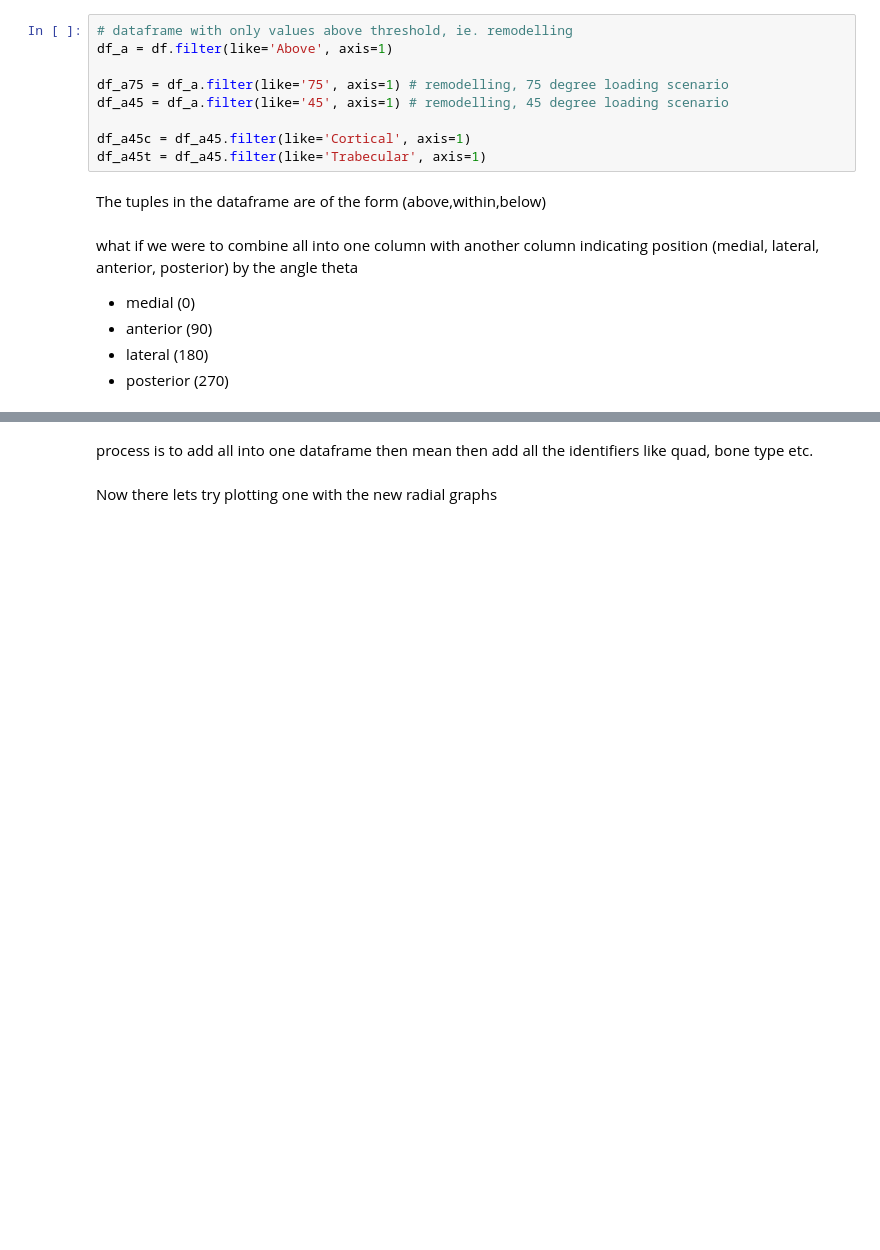
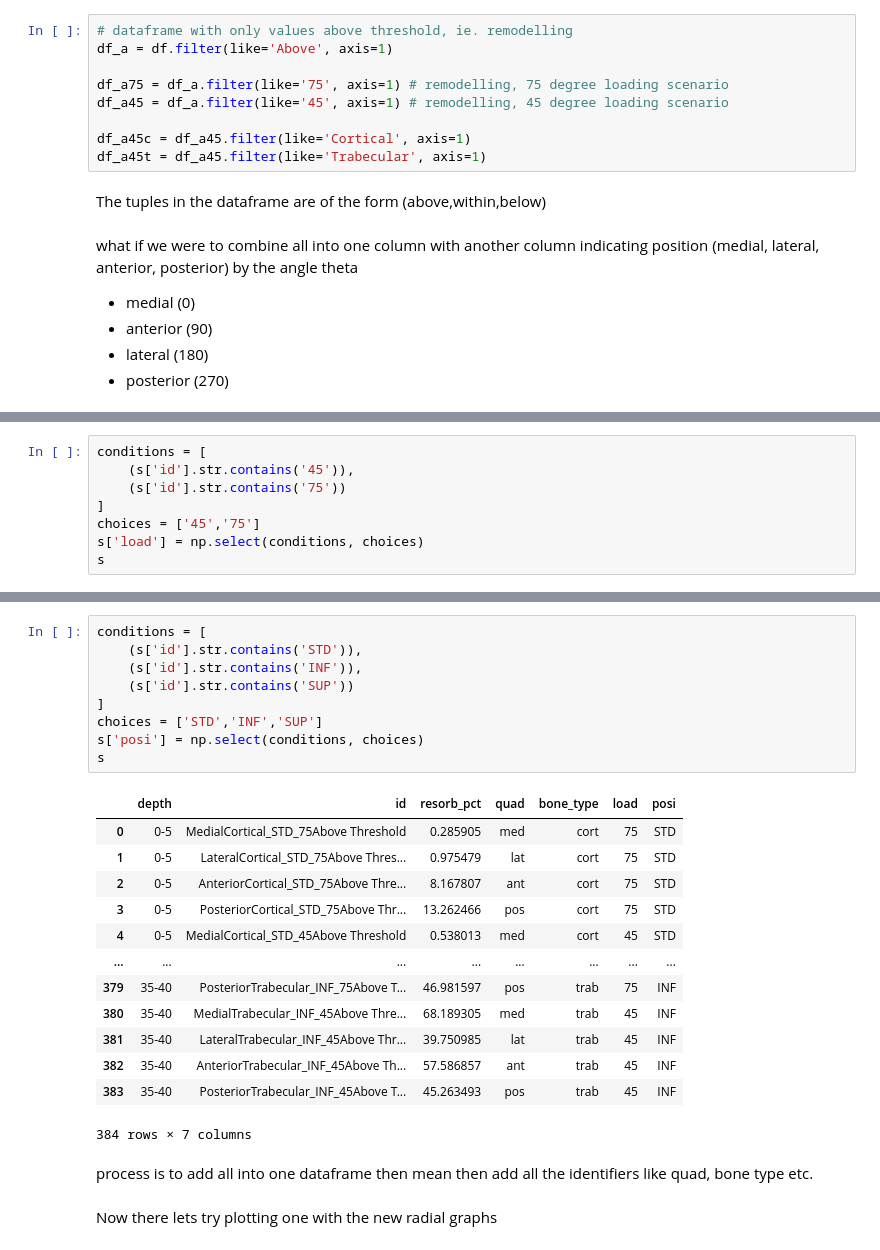
Before and after one commit to gregspangenberg/radial_bone_graphs, a Jupyter notebook: radial.ipynb, the cells around one changed output, grey strips where cells are left out. Cells and saved outputs as stored; diff of their text form; blank space fills up the shorter version.

```diff
--- a/radial.ipynb
+++ b/radial.ipynb
@@ -231,0 +232,8 @@ s
+# %%
+conditions = [
+    (s['id'].str.contains('45')),
+    (s['id'].str.contains('75'))
+]
+choices = ['45','75']
+s['load'] = np.select(conditions, choices)
+s
@@ -232,3 +254,26 @@ s
+# %%
+conditions = [
+    (s['id'].str.contains('STD')),
+    (s['id'].str.contains('INF')),
+    (s['id'].str.contains('SUP'))
+]
+choices = ['STD','INF','SUP']
+s['posi'] = np.select(conditions, choices)
+s
+# %% [output]
+|  | depth | id | resorb_pct | quad | bone_type | load | posi |
+| 0 | 0-5 | MedialCortical_STD_75Above Threshold | 0.285905 | med | cort | 75 | STD |
+| 1 | 0-5 | LateralCortical_STD_75Above Thres... | 0.975479 | lat | cort | 75 | STD |
+| 2 | 0-5 | AnteriorCortical_STD_75Above Thre... | 8.167807 | ant | cort | 75 | STD |
+| 3 | 0-5 | PosteriorCortical_STD_75Above Thr... | 13.262466 | pos | cort | 75 | STD |
+| 4 | 0-5 | MedialCortical_STD_45Above Threshold | 0.538013 | med | cort | 45 | STD |
+| ... | ... | ... | ... | ... | ... | ... | ... |
+| 379 | 35-40 | PosteriorTrabecular_INF_75Above T... | 46.981597 | pos | trab | 75 | INF |
+| 380 | 35-40 | MedialTrabecular_INF_45Above Thre... | 68.189305 | med | trab | 45 | INF |
+| 381 | 35-40 | LateralTrabecular_INF_45Above Thr... | 39.750985 | lat | trab | 45 | INF |
+| 382 | 35-40 | AnteriorTrabecular_INF_45Above Th... | 57.586857 | ant | trab | 45 | INF |
+| 383 | 35-40 | PosteriorTrabecular_INF_45Above T... | 45.263493 | pos | trab | 45 | INF |
+384 rows × 7 columns
 # %% [markdown]
 process is to add all into one dataframe then mean then add all the identifiers like quad, bone type etc.
 # %% [markdown]
```
Also changed, not shown: parts of 6 cells of this notebook.
